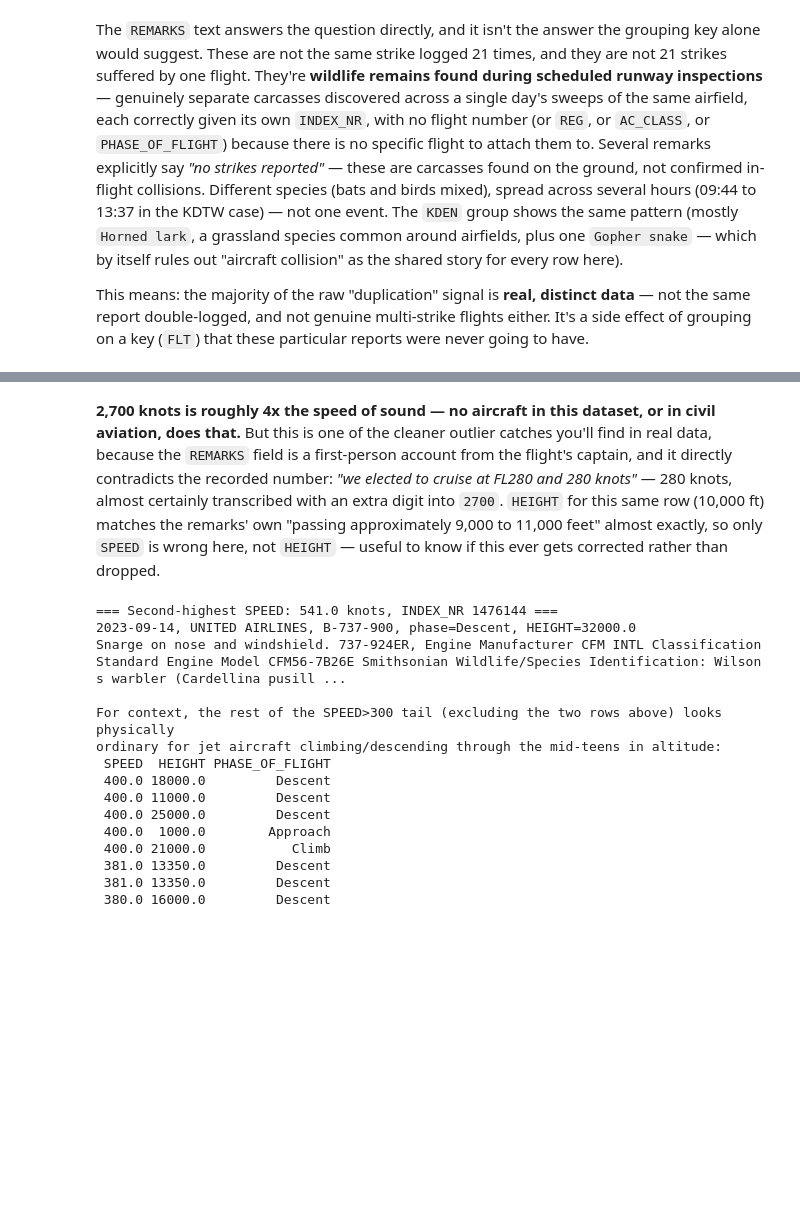
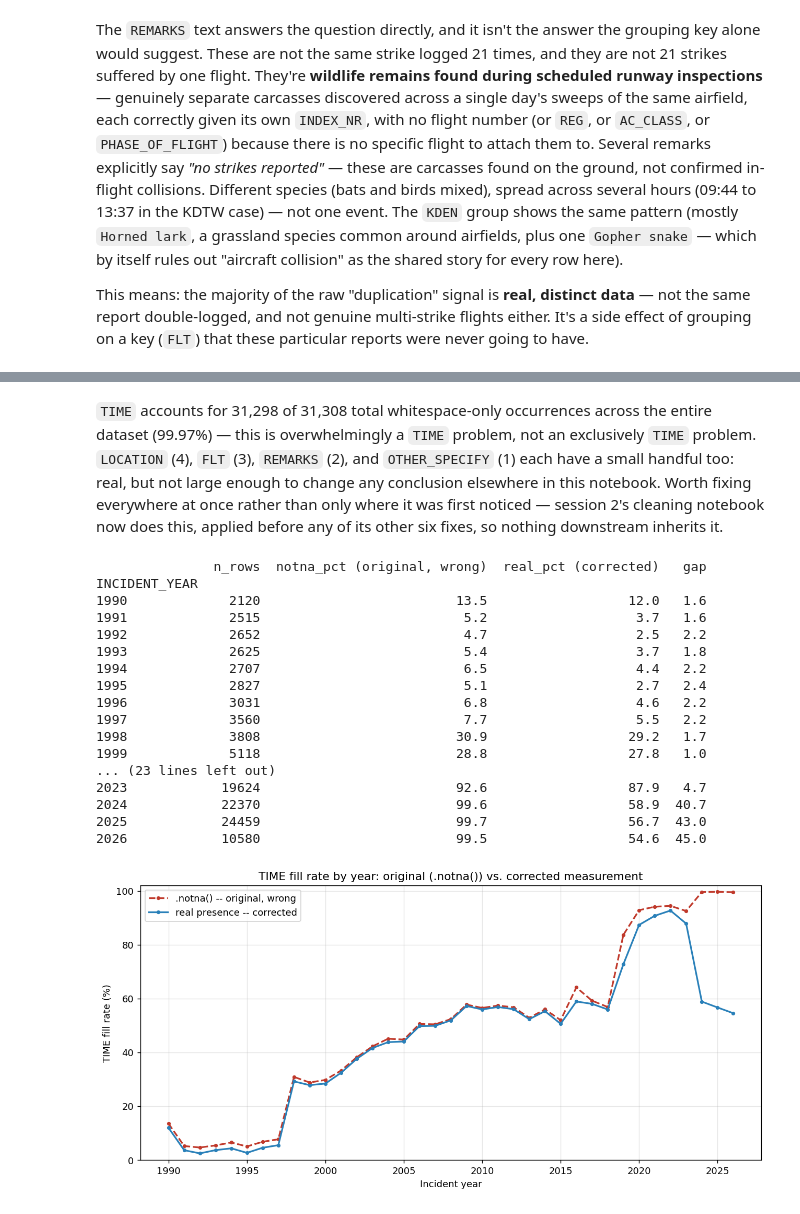
Before and after one commit to shivam-jund/wild_strike_analysis, a Jupyter notebook: notebooks/01_data_profiling.ipynb, the cells around one changed output, grey strips where cells are left out. Cells and saved outputs as stored; diff of their text form; code cells hidden in the pictures; blank space fills up the shorter version.

Commit message:
Add initial data profiling analysis

```diff
--- a/notebooks/01_data_profiling.ipynb
+++ b/notebooks/01_data_profiling.ipynb
@@ -703,37 +724,51 @@ On May 18, 2026, I was serving as Captain on Flight 225 from JFK to TPA. During
 # %% [markdown]
-**2,700 knots is roughly 4x the speed of sound — no aircraft in this dataset, or in civil aviation,
-does that.** But this is one of the cleaner outlier catches you'll find in real data, because the
-`REMARKS` field is a first-person account from the flight's captain, and it directly contradicts the
-recorded number: *"we elected to cruise at FL280 and 280 knots"* — 280 knots, almost certainly transcribed
-with an extra digit into `2700`. `HEIGHT` for this same row (10,000 ft) matches the remarks' own
-"passing approximately 9,000 to 11,000 feet" almost exactly, so only `SPEED` is wrong here, not `HEIGHT` —
-useful to know if this ever gets corrected rather than dropped.
+`TIME` accounts for 31,298 of 31,308 total whitespace-only occurrences across the entire dataset
+(99.97%) — this is overwhelmingly a `TIME` problem, not an exclusively `TIME` problem. `LOCATION` (4),
+`FLT` (3), `REMARKS` (2), and `OTHER_SPECIFY` (1) each have a small handful too: real, but not large
+enough to change any conclusion elsewhere in this notebook. Worth fixing everywhere at once rather than
+only where it was first noticed — session 2's cleaning notebook now does this, applied before any of its
+other six fixes, so nothing downstream inherits it.
 # %%
-second = df['SPEED'].sort_values(ascending=False).index[1]
-row2 = df.loc[second]
-print(f"=== Second-highest SPEED: {row2['SPEED']} knots, INDEX_NR {row2['INDEX_NR']} ===")
-print(f"{row2['INCIDENT_DATE']}, {row2['OPERATOR']}, {row2['AIRCRAFT']}, phase={row2['PHASE_OF_FLIGHT']}, "
-      f"HEIGHT={row2['HEIGHT']}")
-print(row2['REMARKS'])
-print()
-print('For context, the rest of the SPEED>300 tail (excluding the two rows above) looks physically')
-print('ordinary for jet aircraft climbing/descending through the mid-teens in altitude:')
-print(df.loc[(df['SPEED'] > 300) & (df['SPEED'] < 541), ['SPEED', 'HEIGHT', 'PHASE_OF_FLIGHT']]
-      .sort_values('SPEED', ascending=False).head(8).to_string(index=False))
+real_present = df['TIME'].notna() & (df['TIME'].str.strip() != '')
+
+time_corrected = pd.DataFrame({
+    'n_rows': df.groupby('INCIDENT_YEAR').size(),
+    'notna_pct (original, wrong)': (df['TIME'].notna()).groupby(df['INCIDENT_YEAR']).mean() * 100,
+    'real_pct (corrected)': real_present.groupby(df['INCIDENT_YEAR']).mean() * 100,
+})
+time_corrected['gap'] = (time_corrected['notna_pct (original, wrong)']
+                          - time_corrected['real_pct (corrected)'])
+print(time_corrected.round(1).to_string())
+
+fig, ax = plt.subplots(figsize=(10, 5))
+ax.plot(time_corrected.index, time_corrected['notna_pct (original, wrong)'], marker='o', markersize=3,
+        linewidth=1.8, linestyle='--', color='#c0392b', label='.notna() -- original, wrong')
+ax.plot(time_corrected.index, time_corrected['real_pct (corrected)'], marker='o', markersize=3,
+        linewidth=1.8, color='#2980b9', label='real presence -- corrected')
+ax.set_xlabel('Incident year')
+ax.set_ylabel('TIME fill rate (%)')
+ax.set_title('TIME fill rate by year: original (.notna()) vs. corrected measurement')
+ax.set_ylim(0, 102)
+ax.legend()
+ax.grid(alpha=0.3)
+fig.tight_layout()
 # %% [output]
-=== Second-highest SPEED: 541.0 knots, INDEX_NR 1476144 ===
-2023-09-14, UNITED AIRLINES, B-737-900, phase=Descent, HEIGHT=32000.0
-Snarge on nose and windshield. 737-924ER, Engine Manufacturer CFM INTL Classification Standard Engine Model CFM56-7B26E Smithsonian Wildlife/Species Identification: Wilson s warbler (Cardellina pusill ...
-
-For context, the rest of the SPEED>300 tail (excluding the two rows above) looks physically
-ordinary for jet aircraft climbing/descending through the mid-teens in altitude:
- SPEED  HEIGHT PHASE_OF_FLIGHT
- 400.0 18000.0         Descent
- 400.0 11000.0         Descent
- 400.0 25000.0         Descent
- 400.0  1000.0        Approach
- 400.0 21000.0           Climb
- 381.0 13350.0         Descent
- 381.0 13350.0         Descent
- 380.0 16000.0         Descent
+               n_rows  notna_pct (original, wrong)  real_pct (corrected)   gap
+INCIDENT_YEAR
+1990             2120                         13.5                  12.0   1.6
+1991             2515                          5.2                   3.7   1.6
+1992             2652                          4.7                   2.5   2.2
+1993             2625                          5.4                   3.7   1.8
+1994             2707                          6.5                   4.4   2.2
+1995             2827                          5.1                   2.7   2.4
+1996             3031                          6.8                   4.6   2.2
+1997             3560                          7.7                   5.5   2.2
+1998             3808                         30.9                  29.2   1.7
+1999             5118                         28.8                  27.8   1.0
+... (23 lines left out)
+2023            19624                         92.6                  87.9   4.7
+2024            22370                         99.6                  58.9  40.7
+2025            24459                         99.7                  56.7  43.0
+2026            10580                         99.5                  54.6  45.0
+[figure, added]
 # %% [markdown]
```
Also changed, not shown: parts of 43 cells of this notebook, 1 other file.
